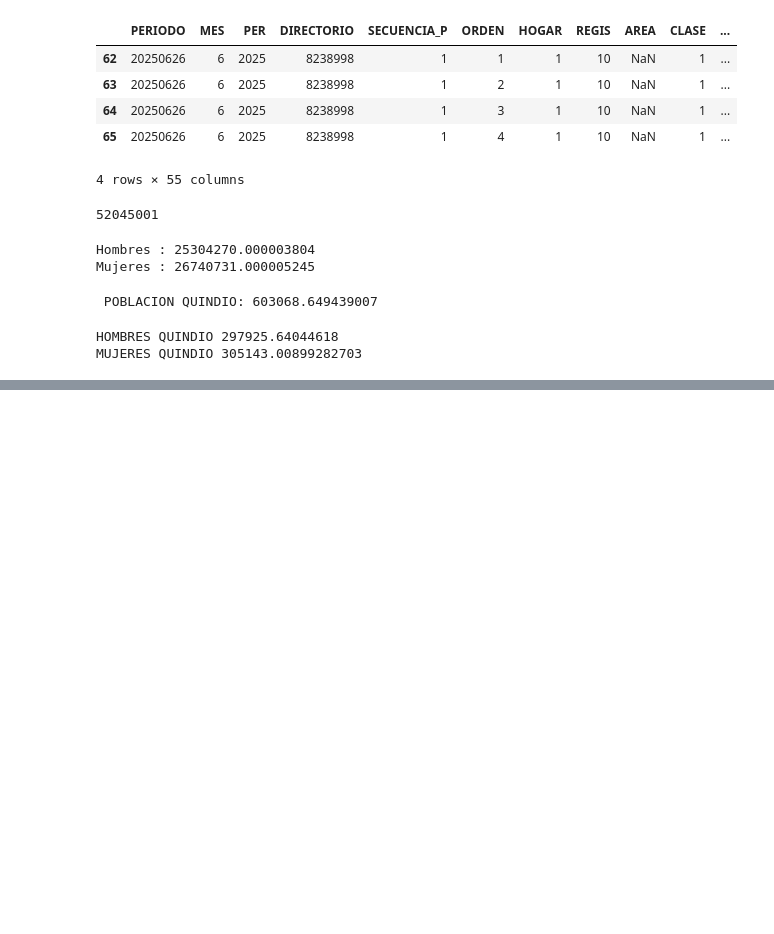
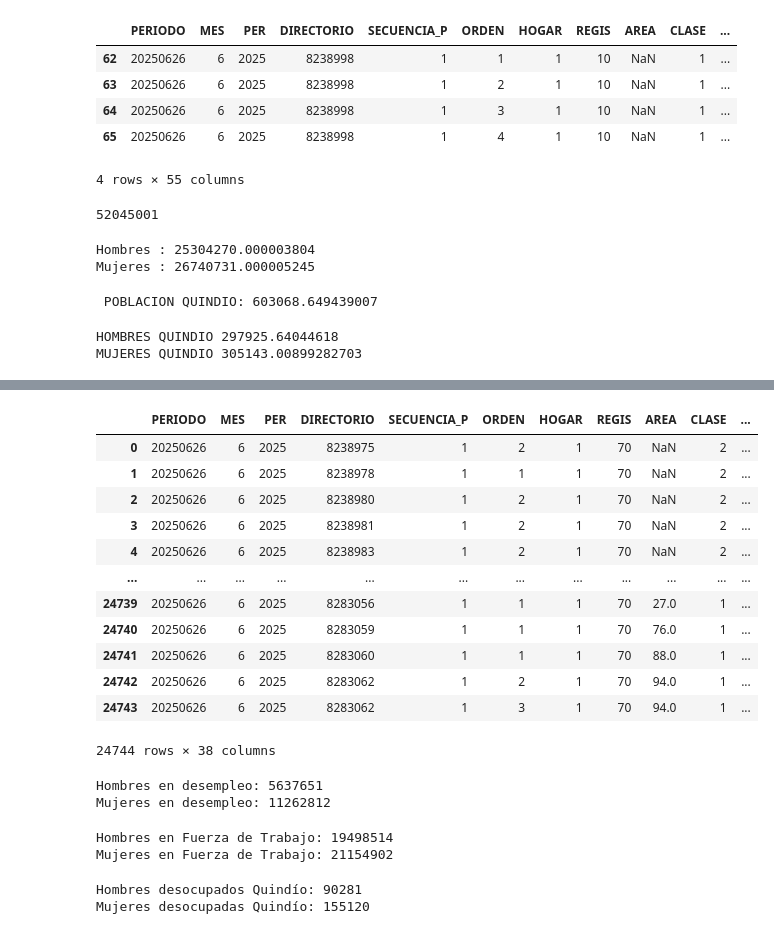
Before and after one commit to jrsrodass/conexionterritorial, a Jupyter notebook: Notebooks/02- GEIH24_Manipulacion_tablas.ipynb, the cells around one changed output, grey strips where cells are left out. Drawn from its saved outputs; the diff is of its cells as text; code cells hidden in the pictures; blank space fills up the shorter version.

```diff
--- a/Notebooks/02- GEIH24_Manipulacion_tablas.ipynb
+++ b/Notebooks/02- GEIH24_Manipulacion_tablas.ipynb
@@ -111,0 +160,32 @@ MUJERES QUINDIO 305143.00899282703
+# %%
+df_Nocupados_genero = pd.merge(df_Nocupados, df_cgsse[['DIRECTORIO', 'SECUENCIA_P', 'ORDEN','P3271']],
+                        on=['DIRECTORIO', 'SECUENCIA_P', 'ORDEN'], how='left')
+# %%
+df_Nocupados_genero
+# %% [output]
+|  | PERIODO | MES | PER | DIRECTORIO | SECUENCIA_P | ORDEN | HOGAR | REGIS | AREA | CLASE | ... |
+| 0 | 20250626 | 6 | 2025 | 8238975 | 1 | 2 | 1 | 70 | NaN | 2 | ... |
+| 1 | 20250626 | 6 | 2025 | 8238978 | 1 | 1 | 1 | 70 | NaN | 2 | ... |
+| 2 | 20250626 | 6 | 2025 | 8238980 | 1 | 2 | 1 | 70 | NaN | 2 | ... |
+| 3 | 20250626 | 6 | 2025 | 8238981 | 1 | 2 | 1 | 70 | NaN | 2 | ... |
+| 4 | 20250626 | 6 | 2025 | 8238983 | 1 | 2 | 1 | 70 | NaN | 2 | ... |
+| ... | ... | ... | ... | ... | ... | ... | ... | ... | ... | ... | ... |
+| 24739 | 20250626 | 6 | 2025 | 8283056 | 1 | 1 | 1 | 70 | 27.0 | 1 | ... |
+| 24740 | 20250626 | 6 | 2025 | 8283059 | 1 | 1 | 1 | 70 | 76.0 | 1 | ... |
+| 24741 | 20250626 | 6 | 2025 | 8283060 | 1 | 1 | 1 | 70 | 88.0 | 1 | ... |
+| 24742 | 20250626 | 6 | 2025 | 8283062 | 1 | 2 | 1 | 70 | 94.0 | 1 | ... |
+| 24743 | 20250626 | 6 | 2025 | 8283062 | 1 | 3 | 1 | 70 | 94.0 | 1 | ... |
+24744 rows × 38 columns
+# %%
+#Calculo de hombres no ocupados
+dh = df_Nocupados_genero[df_Nocupados_genero['P3271'] == 1]['FEX_C18'].sum()
+
+#Calculo de mujeres no ocupadas
+
+dm = df_Nocupados_genero[df_Nocupados_genero['P3271'] == 2]['FEX_C18'].sum()
+
+print (f'Hombres en desempleo: {int(dh)}')
+print (f'Mujeres en desempleo: {int(dm)}')
+# %% [output]
+Hombres en desempleo: 5637651
+Mujeres en desempleo: 11262812
@@ -111,0 +195,23 @@ MUJERES QUINDIO 305143.00899282703
+# %%
+#Calculo de hombres en Fuerza de Trabajo
+dh = df_FuerzaDeTrabajo_genero[df_FuerzaDeTrabajo_genero['P3271'] == 1]['FEX_C18'].sum()
+
+#Calculo de mujeres en Fuerza de Trabajo
+
+dm = df_FuerzaDeTrabajo_genero[df_FuerzaDeTrabajo_genero['P3271'] == 2]['FEX_C18'].sum()
+
+print (f'Hombres en Fuerza de Trabajo: {int(dh)}')
+print (f'Mujeres en Fuerza de Trabajo: {int(dm)}')
+# %% [output]
+Hombres en Fuerza de Trabajo: 19498514
+Mujeres en Fuerza de Trabajo: 21154902
+# %%
+# Filtrar Quindío (DPTO == 63) y sumar por género
+dh_quindio = df_Nocupados_genero[(df_Nocupados_genero['DPTO'] == 63) & (df_Nocupados_genero['P3271'] == 1)]['FEX_C18'].sum()
+dm_quindio = df_Nocupados_genero[(df_Nocupados_genero['DPTO'] == 63) & (df_Nocupados_genero['P3271'] == 2)]['FEX_C18'].sum()
+
+print(f"Hombres desocupados Quindío: {int(dh_quindio)}")
+print(f"Mujeres desocupadas Quindío: {int(dm_quindio)}")
+# %% [output]
+Hombres desocupados Quindío: 90281
+Mujeres desocupadas Quindío: 155120
```
Also changed, not shown: parts of 8 cells of this notebook.
